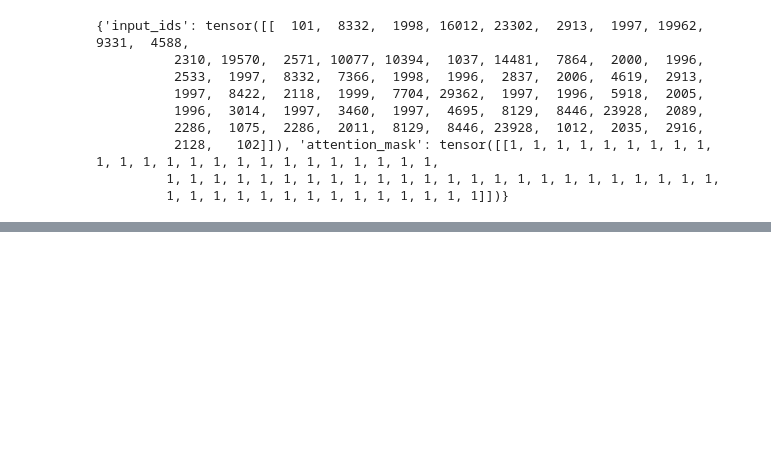
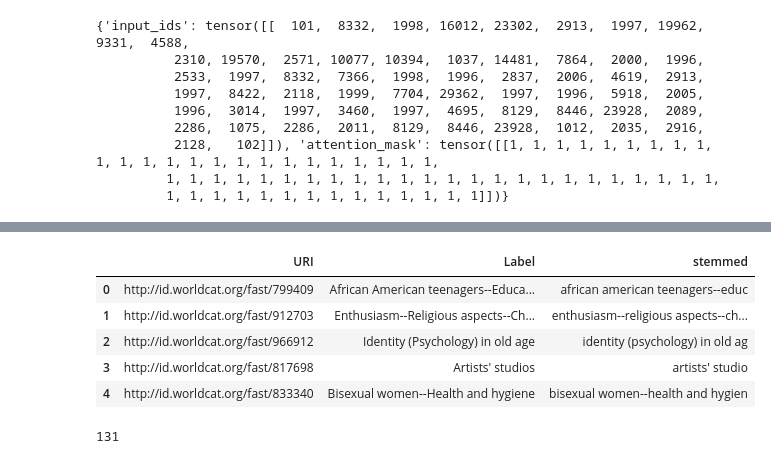
Before and after one commit to sul-dlss-labs/ai-etd, a Jupyter notebook: 02_nlp.ipynb, the cells around one changed output, grey strips where cells are left out. Saved outputs shown, nothing was run; the diff lists cells and outputs as text; code cells hidden in the pictures; blank space fills up the shorter version.

```diff
--- a/02_nlp.ipynb
+++ b/02_nlp.ipynb
@@ -67,0 +174,4 @@ inputs
+# %%
+fast_topics = pd.read_csv('/Users/jpnelson/2020/sul-dlss/ai-etd/data/topic_uri_label_utf8.csv', names=['URI', 'Label'])
+fast_geo = pd.read_csv('/Users/jpnelson/2020/sul-dlss/ai-etd/data/geo_uri_label_utf8.csv',  names=['URI', 'Label'])
+fast_chronology = pd.read_csv('/Users/jpnelson/2020/sul-dlss/ai-etd/data/chron_uri_label_utf8.csv', names=['URI', 'Label'])
@@ -67,0 +447,16 @@ inputs
+# %%
+from stemming.porter2 import stem
+
+def stem_lapel(x):
+    return stem(x.lower())
+# %%
+fast_topics['stemmed'] = fast_topics['Label'].apply(stem_lapel)
+# %%
+fast_topics.head()
+# %% [output]
+|  | URI | Label | stemmed |
+| 0 | http://id.worldcat.org/fast/799409 | African American teenagers--Educa... | african american teenagers--educ |
+| 1 | http://id.worldcat.org/fast/912703 | Enthusiasm--Religious aspects--Ch... | enthusiasm--religious aspects--ch... |
+| 2 | http://id.worldcat.org/fast/966912 | Identity (Psychology) in old age | identity (psychology) in old ag |
+| 3 | http://id.worldcat.org/fast/817698 | Artists' studios | artists' studio |
+| 4 | http://id.worldcat.org/fast/833340 | Bisexual women--Health and hygiene | bisexual women--health and hygien |
@@ -67,0 +465,4 @@ inputs
+# %%
+len(found_identity)
+# %% [output]
+131
```
Also changed, not shown: parts of 69 cells of this notebook, 1 other file.
